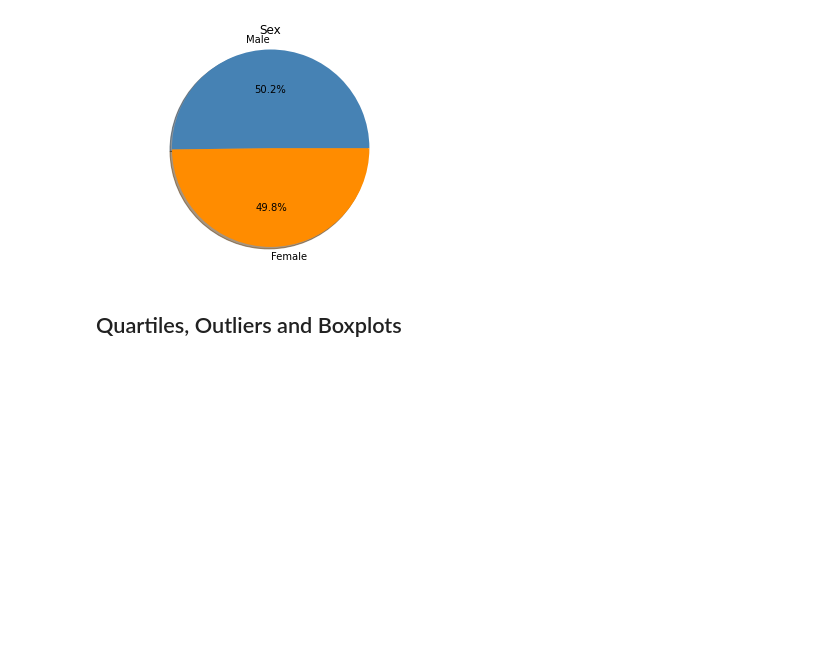
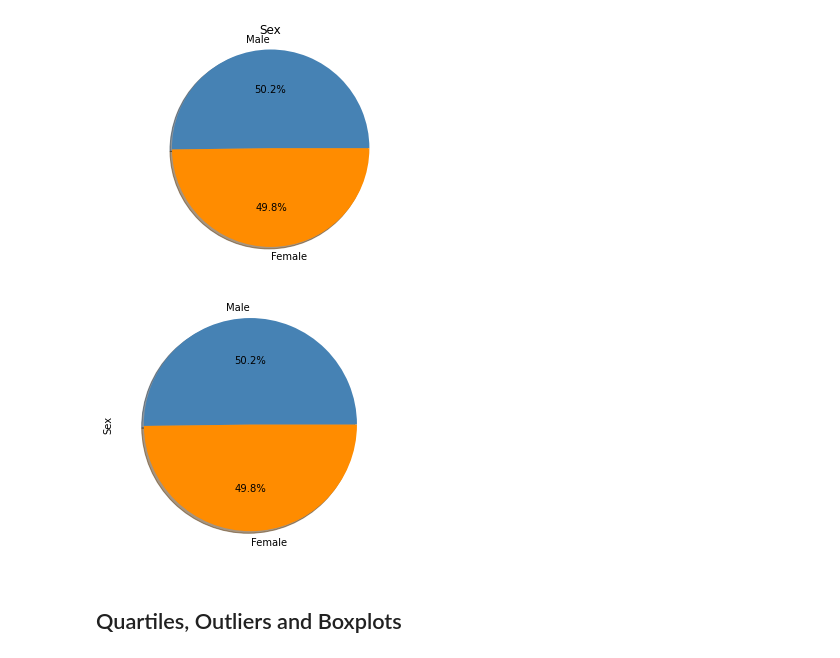
Before and after one commit to dalismo/Matplotlib-challenge, a Jupyter notebook: Pymaceuticals/pymaceuticals_starter.ipynb, the cells around one changed output. Drawn from its saved outputs; the diff is of its cells as text; code cells hidden in the pictures; blank space fills up the shorter version.

```diff
--- a/Pymaceuticals/pymaceuticals_starter.ipynb
+++ b/Pymaceuticals/pymaceuticals_starter.ipynb
@@ -161,3 +159,10 @@ plt.show()
+# %%
+# Generate identical pie plot using pyplot
+gender_types["Sex"].plot(kind="pie", explode=explode, labels=gender_types.index.values, colors=colors,
+        autopct="%1.1f%%", shadow=True, startangle=360, legend=False)
+plt.tight_layout()
+# %% [output]
+[figure, added]
 # %% [markdown]
 ## Quartiles, Outliers and Boxplots
 # %%
```
Also changed, not shown: parts of 2 cells of this notebook.
